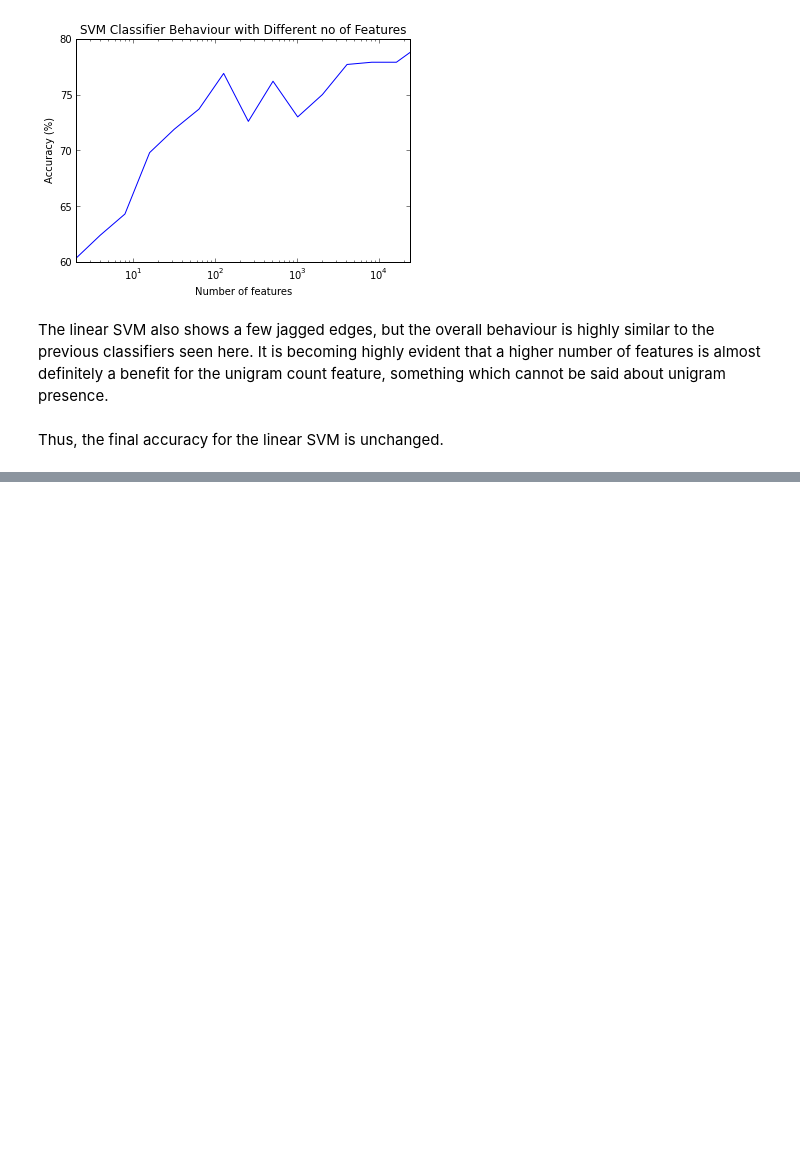
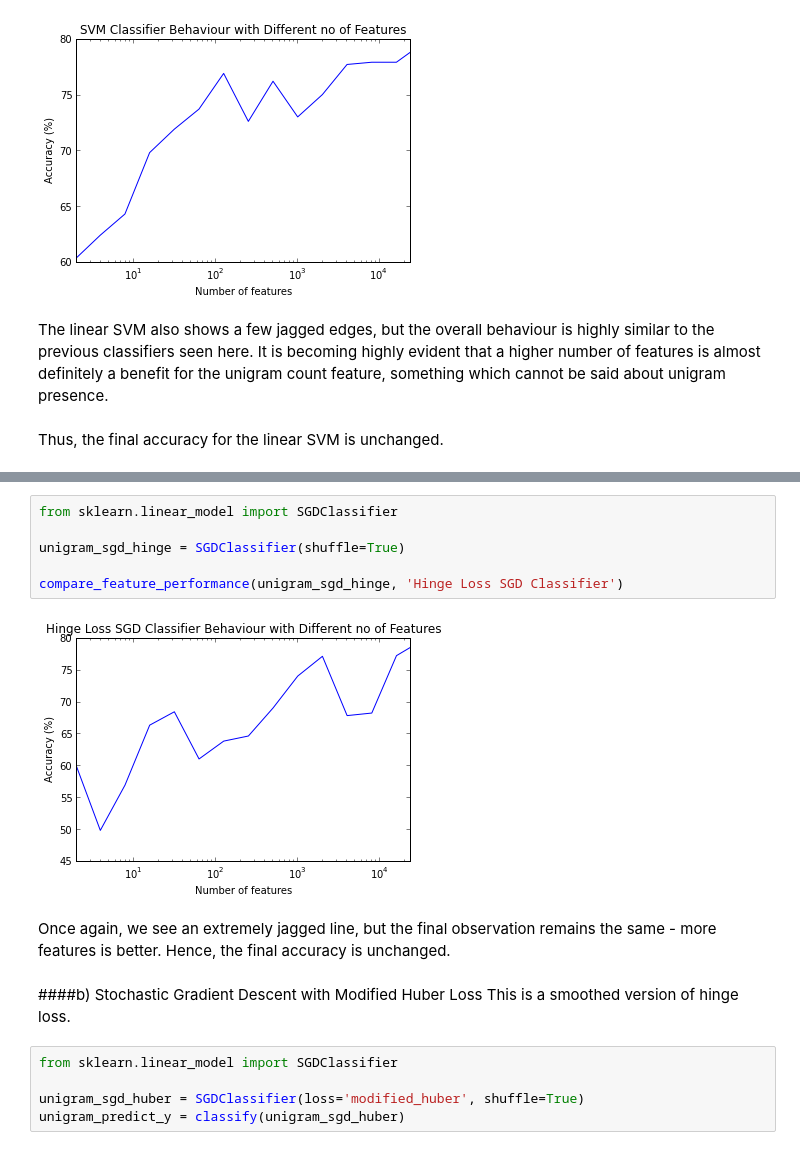
Before and after one commit to DJSagarAhire/Sentiment-Analysis-Comparative-Study, a Jupyter notebook: notebooks/02_Classification-Unigram-Counts.ipynb, the cells around one changed output, grey strips where cells are left out. Cells and saved outputs as stored; diff of their text form; blank space fills up the shorter version.

Commit message:
Added SGD and final plot to unigram counts

```diff
--- a/notebooks/02_Classification-Unigram-Counts.ipynb
+++ b/notebooks/02_Classification-Unigram-Counts.ipynb
@@ -349,0 +370,19 @@ Thus, the final accuracy for the linear SVM is unchanged.
+# %%
+from sklearn.linear_model import SGDClassifier
+
+unigram_sgd_hinge = SGDClassifier(shuffle=True)
+
+compare_feature_performance(unigram_sgd_hinge, 'Hinge Loss SGD Classifier')
+# %% [output]
+[figure, added]
+# %% [markdown]
+Once again, we see an extremely jagged line, but the final observation remains the same - more features is better.
+Hence, the final accuracy is unchanged.
+# %% [markdown]
+####b) Stochastic Gradient Descent with Modified Huber Loss
+This is a smoothed version of hinge loss.
+# %%
+from sklearn.linear_model import SGDClassifier
+
+unigram_sgd_huber = SGDClassifier(loss='modified_huber', shuffle=True)
+unigram_predict_y = classify(unigram_sgd_huber)
```
Also changed, not shown: parts of 9 cells of this notebook.
